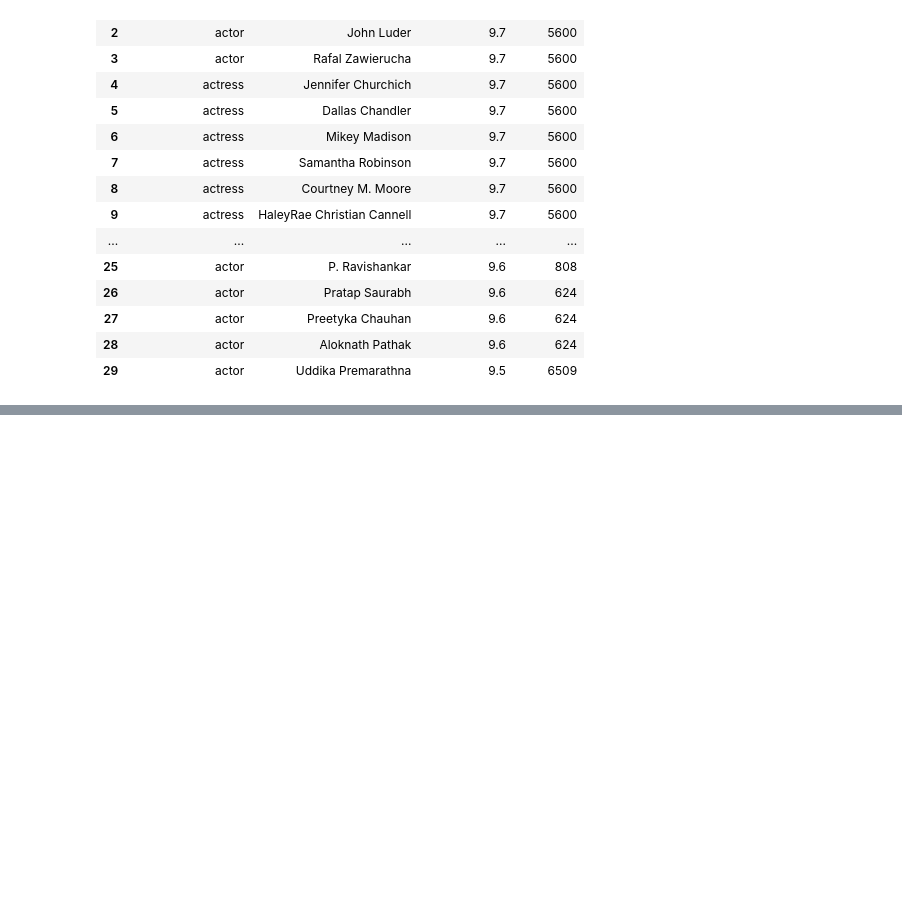
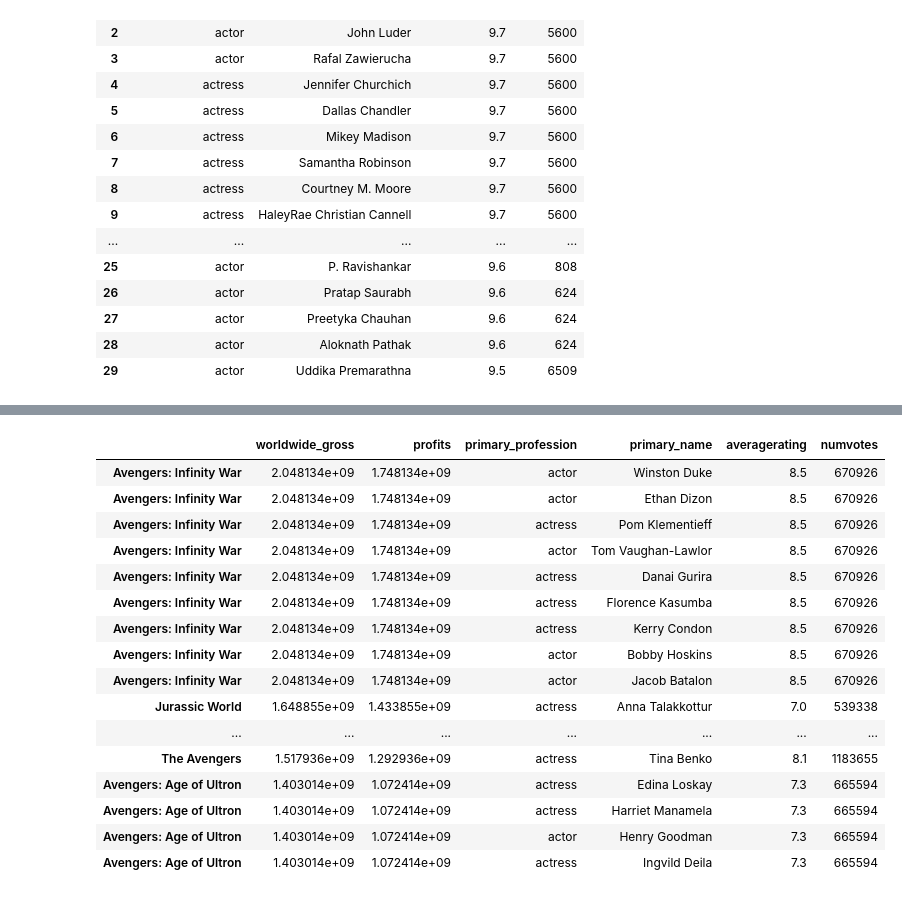
Before and after one commit to jmarksk/MovieBusinessProject, a Jupyter notebook: student.ipynb, the cells around one changed output, grey strips where cells are left out. Cells and saved outputs as stored; diff of their text form; code cells hidden in the pictures; blank space fills up the shorter version.

```diff
--- a/student.ipynb
+++ b/student.ipynb
@@ -769,3 +760,5 @@ df12.set_index('primary_title', inplace=True)
+# %%
+df3.set_index('movie', inplace=True)
 # %%
 #Last step to show actors/actresses in highest grossing movies: Join two data frames to add sales figures to actor/movie dataframe.
 df_actorsSales = df3.join(df12, how = "inner")
@@ -792,0 +765,3 @@ df_actorsSales.sort_values('worldwide_gross', ascending = False).head(30)
+# %%
+df_actorsSalesSorted = df_actorsSales.sort_values('worldwide_gross', ascending = False).head(30)
+df_actorsSalesSorted
@@ -792,0 +786,20 @@ df_actorsSales.sort_values('worldwide_gross', ascending = False).head(30)
+# %%
+df_actorsSalesSorted.iloc[:,4:]
+# %% [output]
+|  | worldwide_gross | profits | primary_profession | primary_name | averagerating | numvotes |
+| Avengers: Infinity War | 2.048134e+09 | 1.748134e+09 | actor | Winston Duke | 8.5 | 670926 |
+| Avengers: Infinity War | 2.048134e+09 | 1.748134e+09 | actor | Ethan Dizon | 8.5 | 670926 |
+| Avengers: Infinity War | 2.048134e+09 | 1.748134e+09 | actress | Pom Klementieff | 8.5 | 670926 |
+| Avengers: Infinity War | 2.048134e+09 | 1.748134e+09 | actor | Tom Vaughan-Lawlor | 8.5 | 670926 |
+| Avengers: Infinity War | 2.048134e+09 | 1.748134e+09 | actress | Danai Gurira | 8.5 | 670926 |
+| Avengers: Infinity War | 2.048134e+09 | 1.748134e+09 | actress | Florence Kasumba | 8.5 | 670926 |
+| Avengers: Infinity War | 2.048134e+09 | 1.748134e+09 | actress | Kerry Condon | 8.5 | 670926 |
+| Avengers: Infinity War | 2.048134e+09 | 1.748134e+09 | actor | Bobby Hoskins | 8.5 | 670926 |
+| Avengers: Infinity War | 2.048134e+09 | 1.748134e+09 | actor | Jacob Batalon | 8.5 | 670926 |
+| Jurassic World | 1.648855e+09 | 1.433855e+09 | actress | Anna Talakkottur | 7.0 | 539338 |
+| ... | ... | ... | ... | ... | ... | ... |
+| The Avengers | 1.517936e+09 | 1.292936e+09 | actress | Tina Benko | 8.1 | 1183655 |
+| Avengers: Age of Ultron | 1.403014e+09 | 1.072414e+09 | actress | Edina Loskay | 7.3 | 665594 |
+| Avengers: Age of Ultron | 1.403014e+09 | 1.072414e+09 | actress | Harriet Manamela | 7.3 | 665594 |
+| Avengers: Age of Ultron | 1.403014e+09 | 1.072414e+09 | actor | Henry Goodman | 7.3 | 665594 |
+| Avengers: Age of Ultron | 1.403014e+09 | 1.072414e+09 | actress | Ingvild Deila | 7.3 | 665594 |
```
Also changed, not shown: parts of 5 cells of this notebook.
